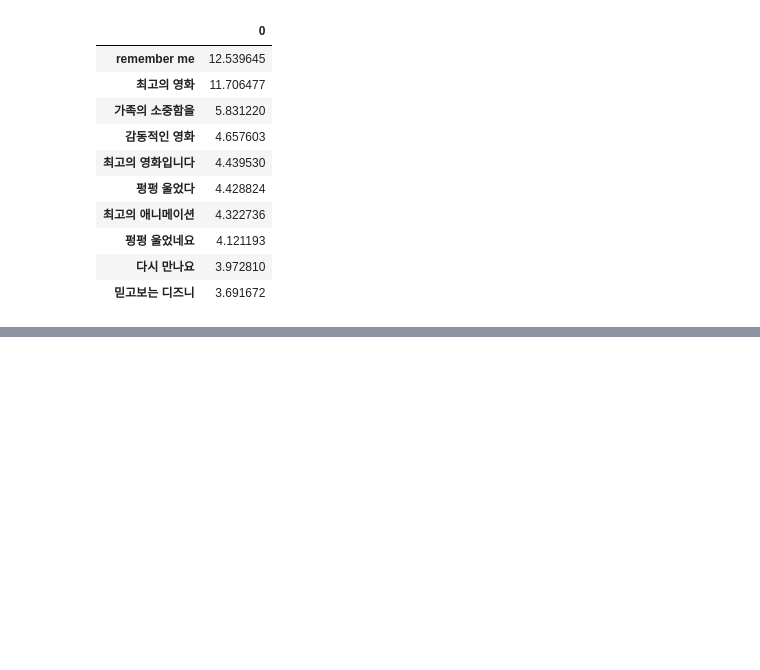
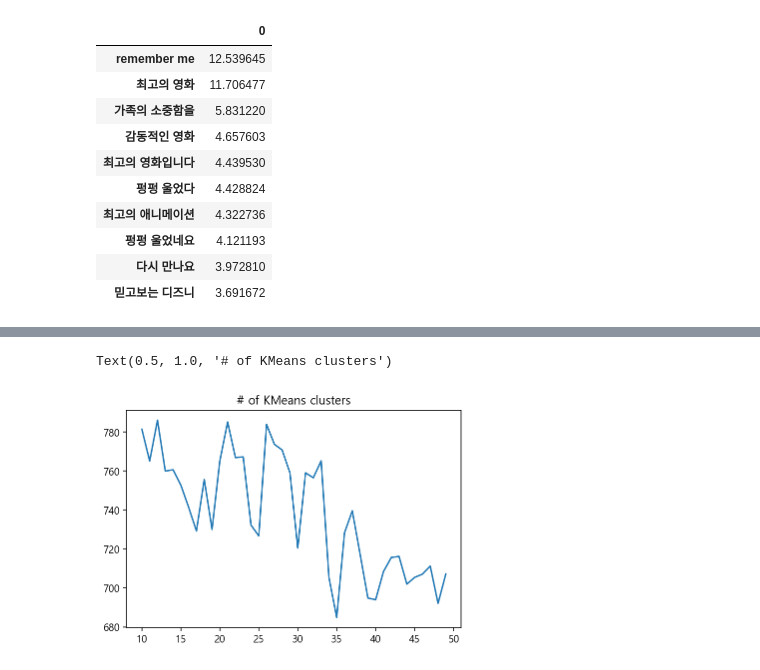
Before and after one commit to jdrae/data-visualization-practice, a Jupyter notebook: Comment analysis.ipynb, the cells around one changed output, grey strips where cells are left out. Cells and saved outputs as stored; diff of their text form; code cells hidden in the pictures; blank space fills up the shorter version.

```diff
--- a/Comment analysis.ipynb
+++ b/Comment analysis.ipynb
@@ -271,0 +299,7 @@ df_tfidf_top.head(10)
+# %%
+n_clusters = 20
+cls = KMeans(n_clusters=n_clusters, random_state=42)
+cls.fit(feature_vector)
+predict = cls.predict(feature_vector)
+df["cluster"] = predict
+df["cluster"].value_counts().head(10)
@@ -271,0 +318,14 @@ df_tfidf_top.head(10)
+# %%
+from sklearn.cluster import MiniBatchKMeans
+b_inertia = []
+
+for i in trange(start, end):
+    cls = MiniBatchKMeans(n_clusters=i, random_state =42)
+    cls.fit(feature_vector)
+    b_inertia.append(cls.inertia_)
+# %%
+plt.plot(range(start,end), b_inertia)
+plt.title("# of KMeans clusters")
+# %% [output]
+Text(0.5, 1.0, '# of KMeans clusters')
+[figure, added]
```
Also changed, not shown: parts of 11 cells of this notebook.
